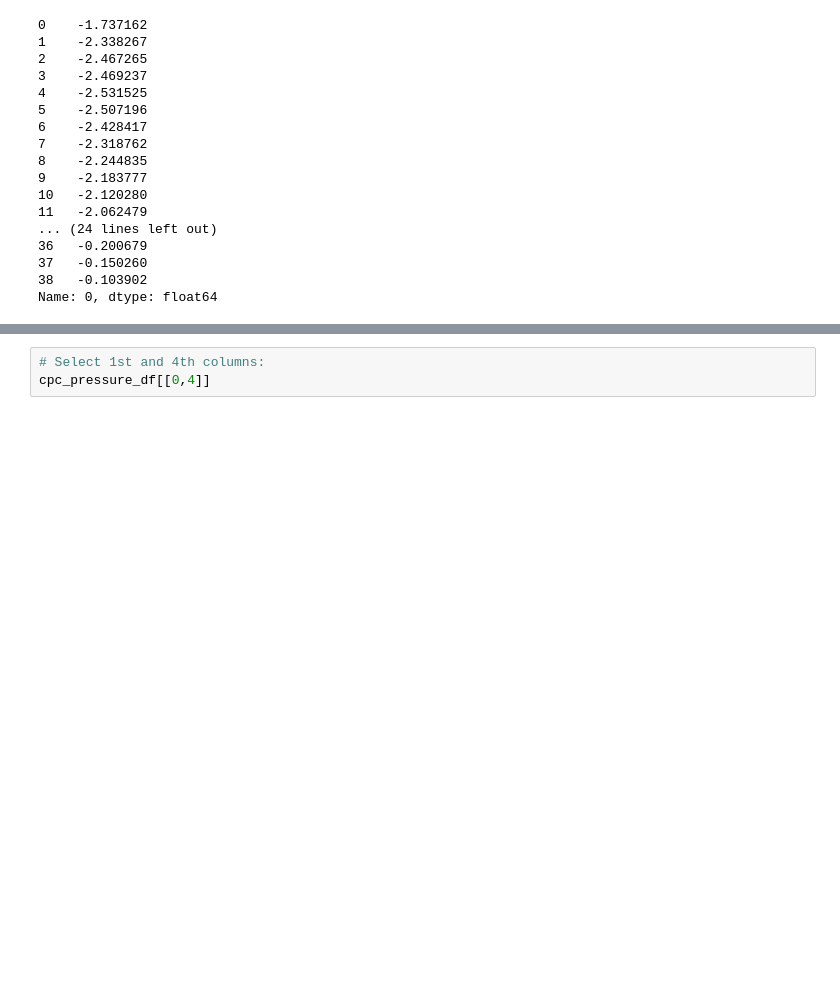
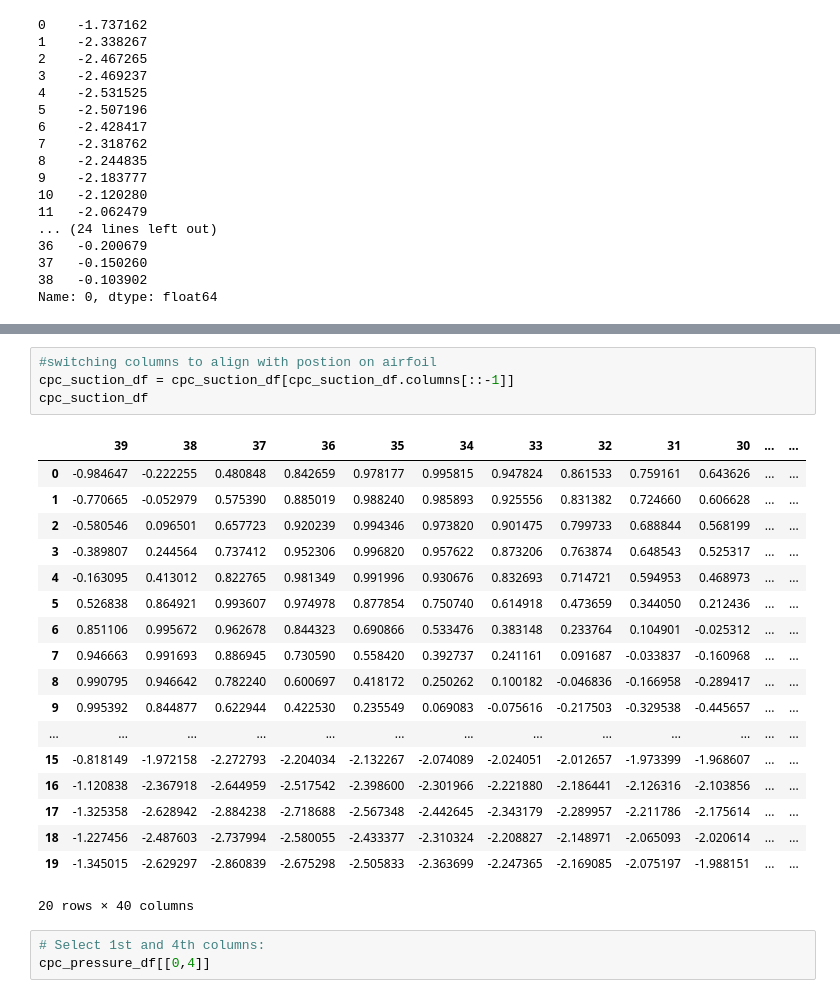
Before and after one commit to bakera81/airfoil-analysis, a Jupyter notebook: airfoil-analysis.ipynb, the cells around one changed output, grey strips where cells are left out. Cells and saved outputs as stored; diff of their text form; blank space fills up the shorter version.

```diff
--- a/airfoil-analysis.ipynb
+++ b/airfoil-analysis.ipynb
@@ -76,3 +114,26 @@ Name: 0, dtype: float64
+# %%
+#switching columns to align with postion on airfoil
+cpc_suction_df = cpc_suction_df[cpc_suction_df.columns[::-1]]
+cpc_suction_df
+# %% [output]
+|  | 39 | 38 | 37 | 36 | 35 | 34 | 33 | 32 | 31 | 30 | ... | ... |
+| 0 | -0.984647 | -0.222255 | 0.480848 | 0.842659 | 0.978177 | 0.995815 | 0.947824 | 0.861533 | 0.759161 | 0.643626 | ... | ... |
+| 1 | -0.770665 | -0.052979 | 0.575390 | 0.885019 | 0.988240 | 0.985893 | 0.925556 | 0.831382 | 0.724660 | 0.606628 | ... | ... |
+| 2 | -0.580546 | 0.096501 | 0.657723 | 0.920239 | 0.994346 | 0.973820 | 0.901475 | 0.799733 | 0.688844 | 0.568199 | ... | ... |
+| 3 | -0.389807 | 0.244564 | 0.737412 | 0.952306 | 0.996820 | 0.957622 | 0.873206 | 0.763874 | 0.648543 | 0.525317 | ... | ... |
+| 4 | -0.163095 | 0.413012 | 0.822765 | 0.981349 | 0.991996 | 0.930676 | 0.832693 | 0.714721 | 0.594953 | 0.468973 | ... | ... |
+| 5 | 0.526838 | 0.864921 | 0.993607 | 0.974978 | 0.877854 | 0.750740 | 0.614918 | 0.473659 | 0.344050 | 0.212436 | ... | ... |
+| 6 | 0.851106 | 0.995672 | 0.962678 | 0.844323 | 0.690866 | 0.533476 | 0.383148 | 0.233764 | 0.104901 | -0.025312 | ... | ... |
+| 7 | 0.946663 | 0.991693 | 0.886945 | 0.730590 | 0.558420 | 0.392737 | 0.241161 | 0.091687 | -0.033837 | -0.160968 | ... | ... |
+| 8 | 0.990795 | 0.946642 | 0.782240 | 0.600697 | 0.418172 | 0.250262 | 0.100182 | -0.046836 | -0.166958 | -0.289417 | ... | ... |
+| 9 | 0.995392 | 0.844877 | 0.622944 | 0.422530 | 0.235549 | 0.069083 | -0.075616 | -0.217503 | -0.329538 | -0.445657 | ... | ... |
+| ... | ... | ... | ... | ... | ... | ... | ... | ... | ... | ... | ... | ... |
+| 15 | -0.818149 | -1.972158 | -2.272793 | -2.204034 | -2.132267 | -2.074089 | -2.024051 | -2.012657 | -1.973399 | -1.968607 | ... | ... |
+| 16 | -1.120838 | -2.367918 | -2.644959 | -2.517542 | -2.398600 | -2.301966 | -2.221880 | -2.186441 | -2.126316 | -2.103856 | ... | ... |
+| 17 | -1.325358 | -2.628942 | -2.884238 | -2.718688 | -2.567348 | -2.442645 | -2.343179 | -2.289957 | -2.211786 | -2.175614 | ... | ... |
+| 18 | -1.227456 | -2.487603 | -2.737994 | -2.580055 | -2.433377 | -2.310324 | -2.208827 | -2.148971 | -2.065093 | -2.020614 | ... | ... |
+| 19 | -1.345015 | -2.629297 | -2.860839 | -2.675298 | -2.505833 | -2.363699 | -2.247365 | -2.169085 | -2.075197 | -1.988151 | ... | ... |
+20 rows × 40 columns
 # %%
 # Select 1st and 4th columns:
 cpc_pressure_df[[0,4]]
```
Also changed, not shown: parts of 16 cells of this notebook.
